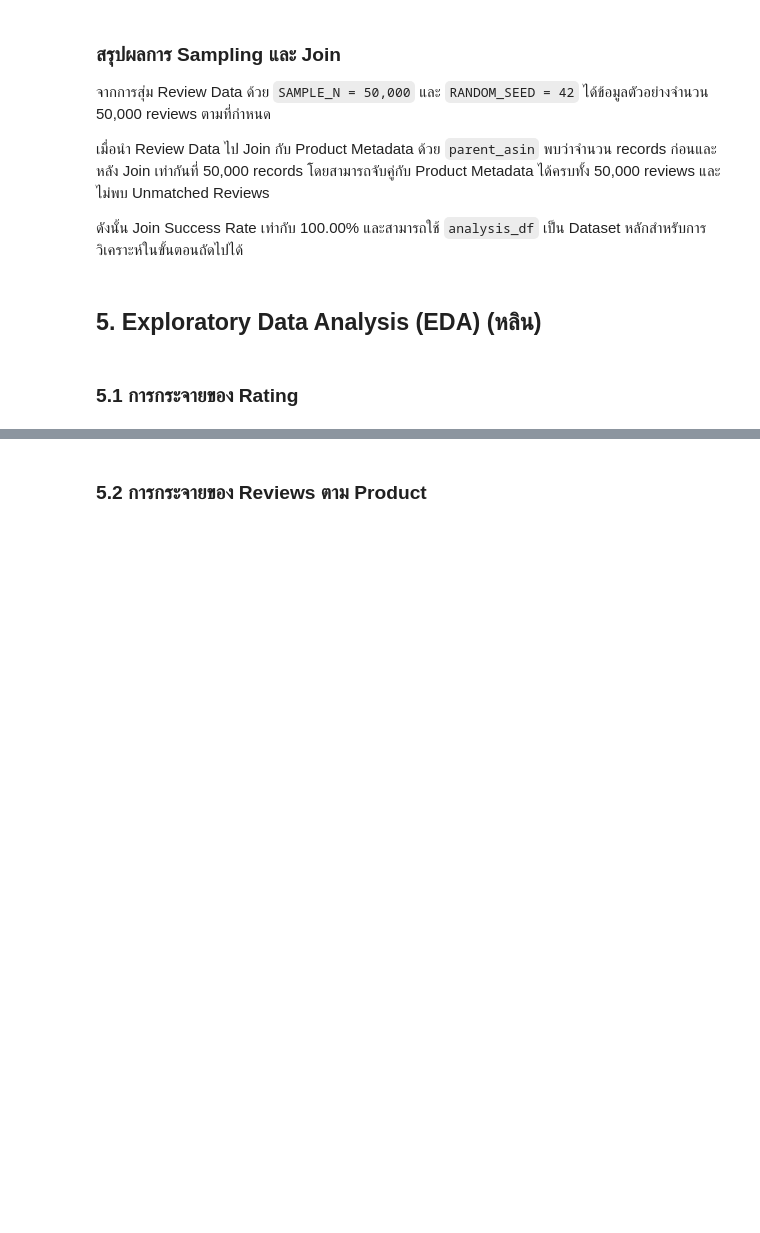
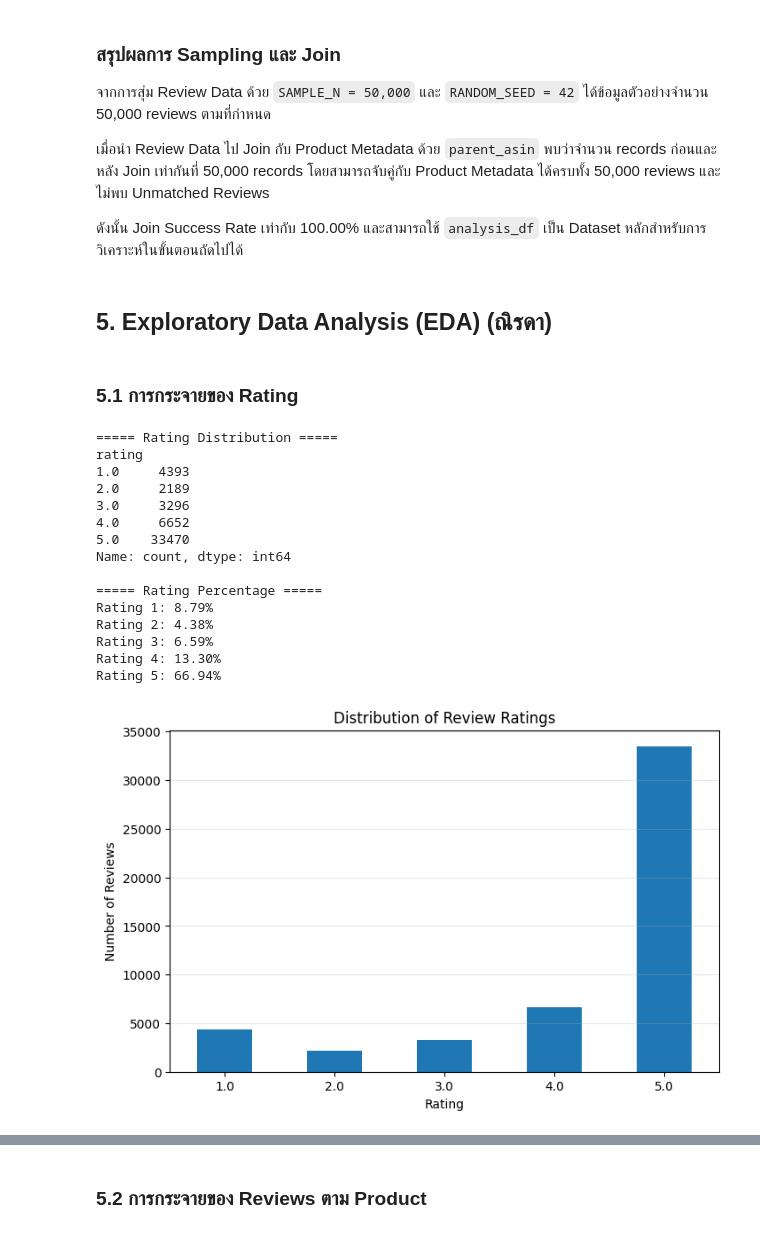
Before and after one commit to suphitchakh-web/Project_1, a Jupyter notebook: Team06_Part2.ipynb, the cells around one changed output, grey strips where cells are left out. Drawn from its saved outputs; the diff is of its cells as text; code cells hidden in the pictures; blank space fills up the shorter version.

```diff
--- a/Team06_Part2.ipynb
+++ b/Team06_Part2.ipynb
@@ -722,6 +722,63 @@ Join Success Rate: 100.00%
 
 ดังนั้น Join Success Rate เท่ากับ 100.00% และสามารถใช้ `analysis_df` เป็น Dataset หลักสำหรับการวิเคราะห์ในขั้นตอนถัดไปได้
 # %% [markdown]
-## 5. Exploratory Data Analysis (EDA) (หลิน)
+## 5. Exploratory Data Analysis (EDA) (ณิรดา)
 # %% [markdown]
 ### 5.1 การกระจายของ Rating
+# %%
+# วัตถุประสงค์: ดูว่าในตัวอย่าง 50,000 reviews ลูกค้าให้คะแนนระดับใดมากที่สุด
+# ============================================================
+# 5.1 การกระจายของ Rating
+# ============================================================
+
+rating_counts = (
+    analysis_df["rating"]
+    .value_counts()
+    .sort_index()
+)
+
+print("===== Rating Distribution =====")
+print(rating_counts)
+
+# Percentage
+rating_percent = (
+    analysis_df["rating"]
+    .value_counts(normalize=True)
+    .sort_index() * 100
+)
+
+print("\n===== Rating Percentage =====")
+for rating, percent in rating_percent.items():
+    print(f"Rating {rating:.0f}: {percent:.2f}%")
+
+# Plot
+plt.figure(figsize=(8, 5))
+
+rating_counts.plot(
+    kind="bar"
+)
+
+plt.title("Distribution of Review Ratings")
+plt.xlabel("Rating")
+plt.ylabel("Number of Reviews")
+plt.xticks(rotation=0)
+plt.grid(axis="y", alpha=0.3)
+
+plt.show()
+# %% [output]
+===== Rating Distribution =====
+rating
+1.0     4393
+2.0     2189
+3.0     3296
+4.0     6652
+5.0    33470
+Name: count, dtype: int64
+
+===== Rating Percentage =====
+Rating 1: 8.79%
+Rating 2: 4.38%
+Rating 3: 6.59%
+Rating 4: 13.30%
+Rating 5: 66.94%
+[figure, added]
```
Also changed, not shown: parts of 28 cells of this notebook.
